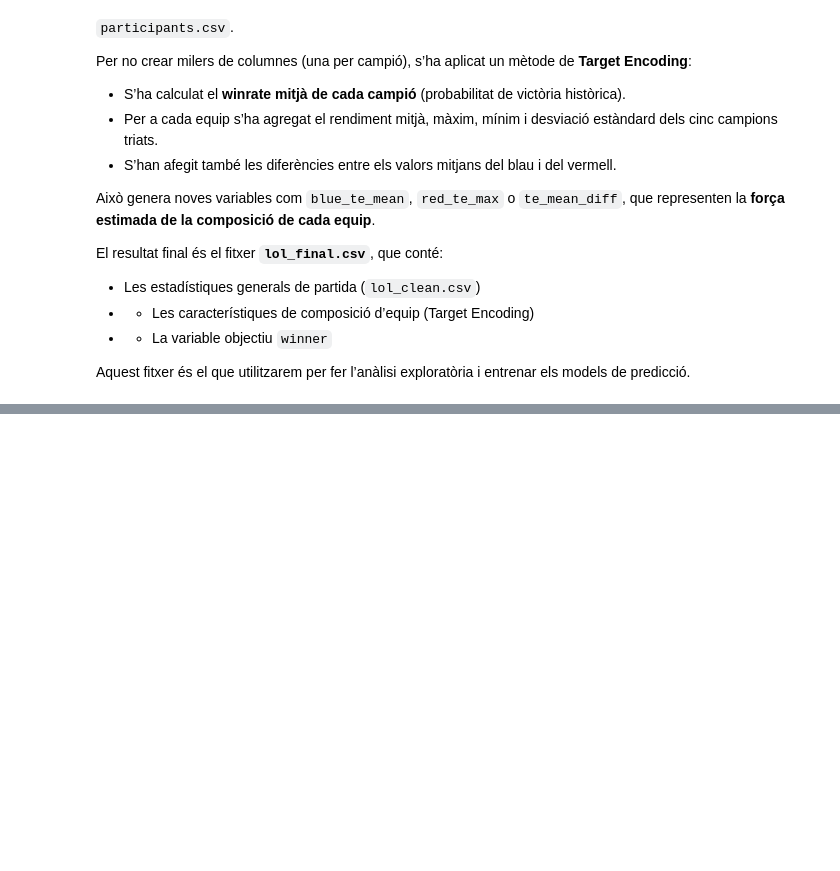
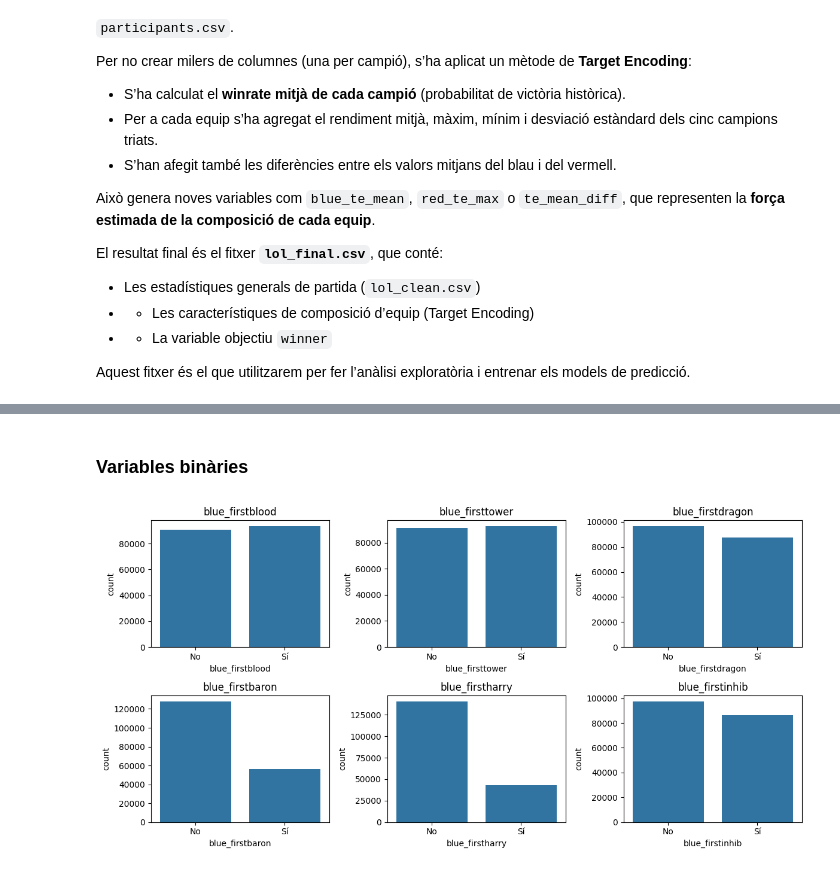
Before and after one commit to danielgarciaN/lol-win-prediction, a Jupyter notebook: LoL_WinPrediction.ipynb, the cells around one changed output, grey strips where cells are left out. Saved outputs shown, nothing was run; the diff lists cells and outputs as text; code cells hidden in the pictures; blank space fills up the shorter version.

```diff
--- a/LoL_WinPrediction.ipynb
+++ b/LoL_WinPrediction.ipynb
@@ -145,0 +451,20 @@ Aquest fitxer és el que utilitzarem per fer l’anàlisi exploratòria i entren
+# %% [markdown]
+### Variables binàries
+# %%
+binary_vars = [
+    'blue_firstblood', 'blue_firsttower', 'blue_firstdragon',
+    'blue_firstbaron', 'blue_firstharry', 'blue_firstinhib'
+]
+
+fig, ax = plt.subplots(2, 3, figsize=(12, 6))
+ax = ax.flatten()
+
+for i, col in enumerate(binary_vars):
+    sns.countplot(x=df[col], ax=ax[i])
+    ax[i].set_title(col)
+    ax[i].set_xticklabels(['No', 'Sí'])
+
+plt.tight_layout()
+plt.show()
+# %% [output]
+[figure, added]
```
Also changed, not shown: parts of 36 cells of this notebook.
